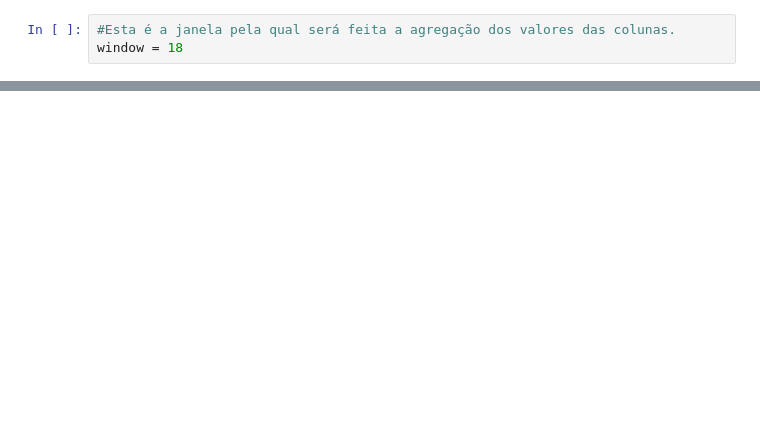
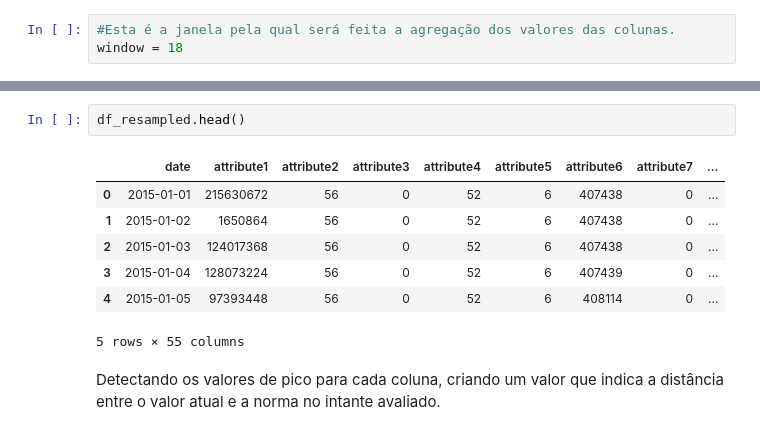
Before and after one commit to 6abi/teste-tecnico-meli-ds, a Jupyter notebook: notebooks/3.2 Previsión de falla.ipynb, the cells around one changed output, grey strips where cells are left out. Saved outputs shown, nothing was run; the diff lists cells and outputs as text; blank space fills up the shorter version.

```diff
--- a/notebooks/3.2 Previsión de falla.ipynb
+++ b/notebooks/3.2 Previsión de falla.ipynb
@@ -344,0 +442,12 @@ No primeiro momento vou testar a janela encontrada com a moda da coluna de datas
+# %%
+df_resampled.head()
+# %% [output]
+|  | date | attribute1 | attribute2 | attribute3 | attribute4 | attribute5 | attribute6 | attribute7 | ... |
+| 0 | 2015-01-01 | 215630672 | 56 | 0 | 52 | 6 | 407438 | 0 | ... |
+| 1 | 2015-01-02 | 1650864 | 56 | 0 | 52 | 6 | 407438 | 0 | ... |
+| 2 | 2015-01-03 | 124017368 | 56 | 0 | 52 | 6 | 407438 | 0 | ... |
+| 3 | 2015-01-04 | 128073224 | 56 | 0 | 52 | 6 | 407439 | 0 | ... |
+| 4 | 2015-01-05 | 97393448 | 56 | 0 | 52 | 6 | 408114 | 0 | ... |
+5 rows × 55 columns
+# %% [markdown]
+Detectando os valores de pico para cada coluna, criando um valor que indica a distância entre o valor atual e a norma no intante avaliado.
```
Also changed, not shown: parts of 21 cells of this notebook, 1 other file.
